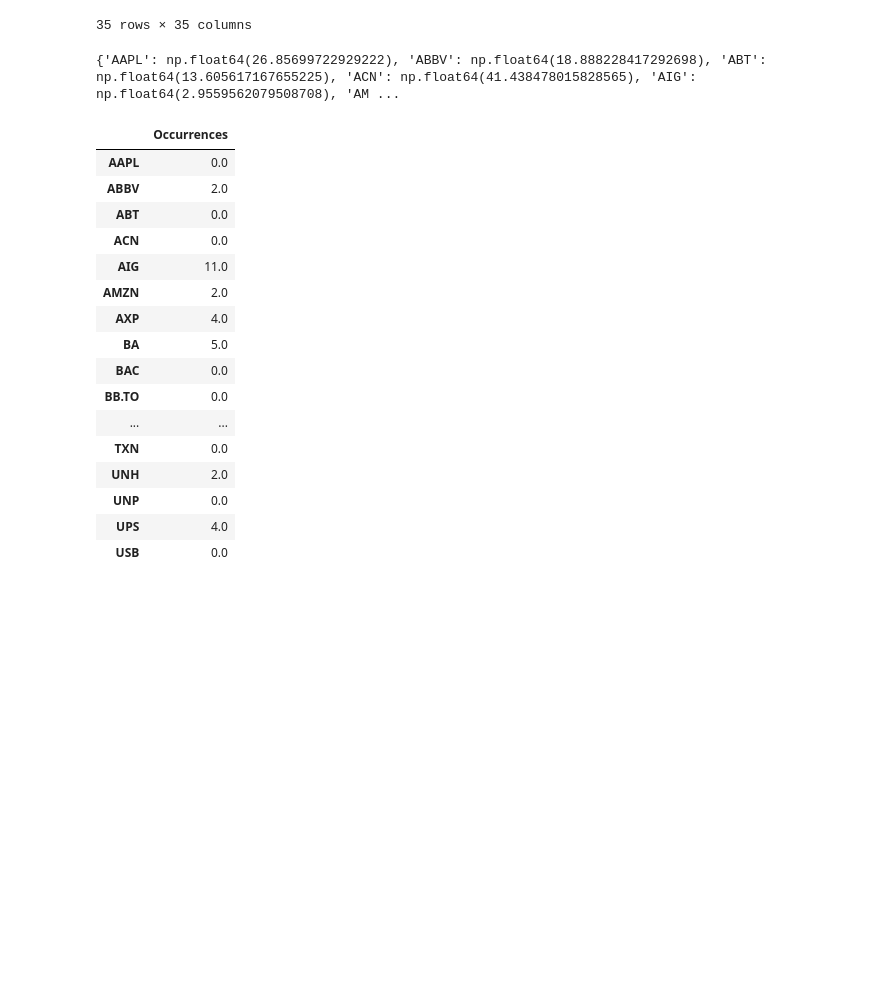
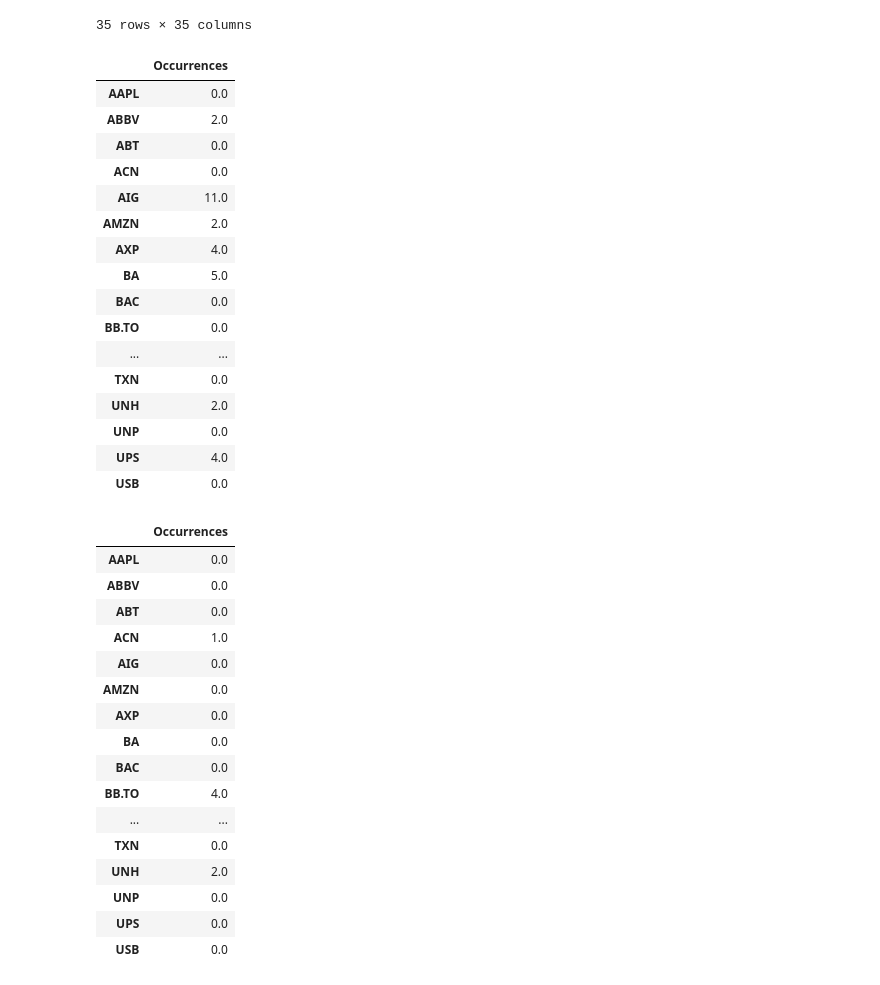
Before and after one commit to Moonlqht/Stock-Portfolio-Generator, a Jupyter notebook: data_processing.ipynb, the cells around one changed output. Cells and saved outputs as stored; diff of their text form; code cells hidden in the pictures; blank space fills up the shorter version.

Commit message:
Included the price drops function as well

```diff
--- a/data_processing.ipynb
+++ b/data_processing.ipynb
@@ -254,26 +254,27 @@ display(corr_mat)
 period = 15
 threshold = 1.5
 # %%
-def count_jumps(period, threshold):
+# Note: this shouldn't be used as a raw value, as there may be periods where the variance
+# jumps are spread across two periods and thus not counted. Use a threshold lower than
+# what you're truly looking for.
+def count_jumps_std(period, threshold):
     result = pd.DataFrame()
     std_dict = {}
     for tick in close_prices:
         result.loc[tick, "Occurrences"] = 0
         std_dict[tick] = close_prices[tick].std()
-    print(std_dict)
-    interval = [len(full_data)-15, len(full_data)-1]
+    interval = [len(full_data)-period, len(full_data)-1]
     while interval[0] >= 0:
         for tick in close_prices:
             if full_data.iloc[interval][tick].std() >= std_dict[tick] * threshold:
                 result.loc[tick, "Occurrences"]+=1
-        interval[0]-=15
-        interval[1]-=15
+        interval[0]-=period
+        interval[1]-=period
 
     return result
 
-count_jumps(period, threshold)
+count_jumps_std(period, threshold)
 # %% [output]
-{'AAPL': np.float64(26.85699722929222), 'ABBV': np.float64(18.888228417292698), 'ABT': np.float64(13.605617167655225), 'ACN': np.float64(41.438478015828565), 'AIG': np.float64(2.9559562079508708), 'AM ...
 |  | Occurrences |
 | AAPL | 0.0 |
 | ABBV | 2.0 |
@@ -291,3 +292,45 @@ count_jumps(period, threshold)
 | UNP | 0.0 |
 | UPS | 4.0 |
 | USB | 0.0 |
+# %%
+period = 5
+threshold = 0.8
+# %%
+# Note: this shouldn't be used as a raw value, as there may be periods where the price
+# jumps are spread across two periods and thus not counted. Use a threshold lower than
+# what you're truly looking for.
+
+def count_price_plummets(period, threshold):
+    result = pd.DataFrame()
+    std_dict = {}
+    for tick in close_prices:
+        result.loc[tick, "Occurrences"] = 0
+    interval = [len(full_data)-period, len(full_data)-1]
+    while interval[0] >= 0:
+        for tick in close_prices:
+            if full_data.iloc[interval[1]][tick] <= full_data.iloc[interval[0]][tick] * threshold:
+                result.loc[tick, "Occurrences"]+=1
+        interval[0]-=period
+        interval[1]-=period
+
+    return result
+
+count_price_plummets(period, threshold)
+# %% [output]
+|  | Occurrences |
+| AAPL | 0.0 |
+| ABBV | 0.0 |
+| ABT | 0.0 |
+| ACN | 1.0 |
+| AIG | 0.0 |
+| AMZN | 0.0 |
+| AXP | 0.0 |
+| BA | 0.0 |
+| BAC | 0.0 |
+| BB.TO | 4.0 |
+| ... | ... |
+| TXN | 0.0 |
+| UNH | 2.0 |
+| UNP | 0.0 |
+| UPS | 0.0 |
+| USB | 0.0 |
```
